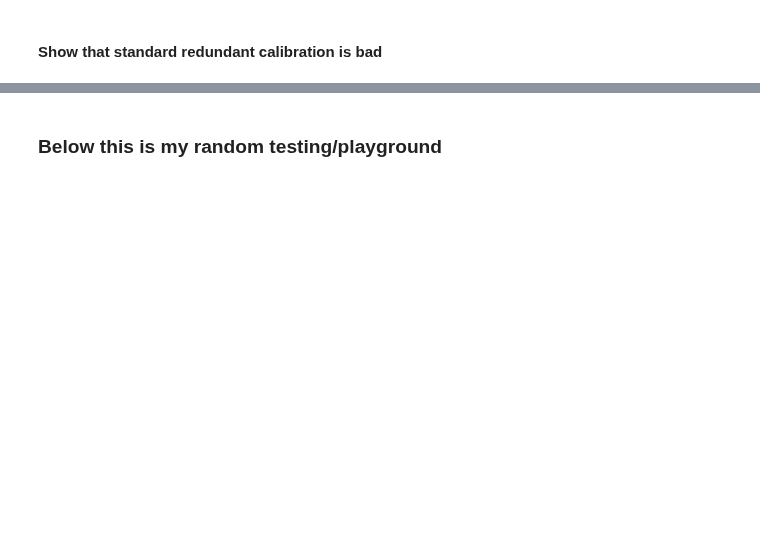
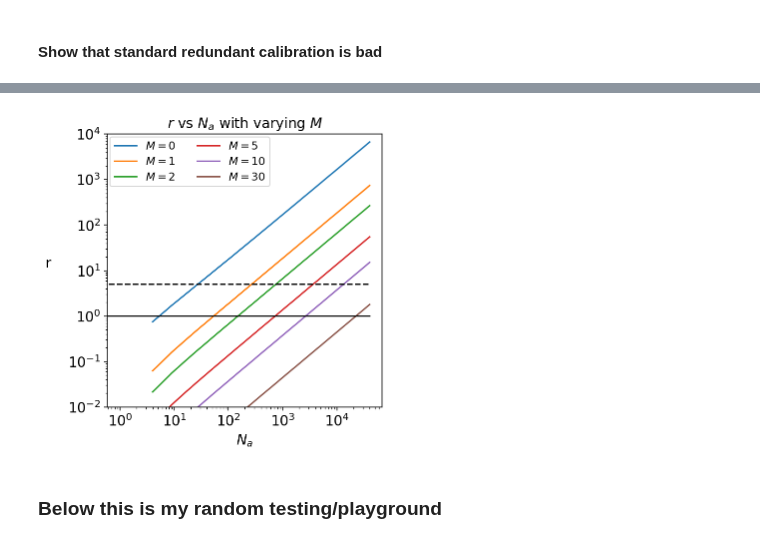
Before and after one commit to pecom/red-calibration, a Jupyter notebook: RealArrayTests.ipynb, the cells around one changed output, grey strips where cells are left out. Saved outputs shown, nothing was run; the diff lists cells and outputs as text; code cells hidden in the pictures; blank space fills up the shorter version.

```diff
--- a/RealArrayTests.ipynb
+++ b/RealArrayTests.ipynb
@@ -36,7 +36,7 @@ def get_num_baselines(Nside):
 
 rand_phases = lambda x: np.random.uniform(0, 2*np.pi, x)
 zero_weight = lambda x, d: x/d if d else 0
-vector_weights = np.vectorize(zero_weight)
+vector_weight = lambda x, d: np.divide(x, d, out=np.zeros_like(x, dtype=np.float), where=(d!=0))
 parray = lambda x: np.round(x, decimals=2)
 
 def make_gains(Nside):
@@ -657,2 +681,28 @@ print(c[-1])
+# %%
+ns = np.arange(2,201)
+na = ns**2
+ms = np.array([0,1,2,5,10,30])
+# %%
+num = ns*(na-1)
+denom = lambda m : 2*((2*m+1)*(6*m*ns + 3*ns - 2))
+# %%
+plt.figure(figsize=(5,5))
+for m in ms:
+    plt.plot(na, vector_weight(num, denom(m)), label=r'$M = $'+(str(m)))
+plt.legend(loc='upper center', bbox_to_anchor=(0.3, 1.01), ncol=2, fontsize=11)
+
+plt.plot(np.ones(na[-1]), color='black')
+plt.plot(np.ones(na[-1])+4, '--', color='black')
+plt.xlabel(r"$N_a$", fontsize=14);
+plt.ylabel("r", rotation=0, labelpad=20, fontsize=14);
+plt.title(r"$r$ vs $N_a$ with varying $M$", fontsize=14)
+plt.xscale('log')
+plt.yscale('log')
+plt.ylim(1e-2, 1e4)
+plt.xticks(fontsize=14)
+plt.yticks(fontsize=14)
+plt.tight_layout()
+# %% [output]
+[figure, added]
 # %% [markdown]
 ### Below this is my random testing/playground <a name="playground"></a>
```
Also changed, not shown: parts of 41 cells of this notebook.
